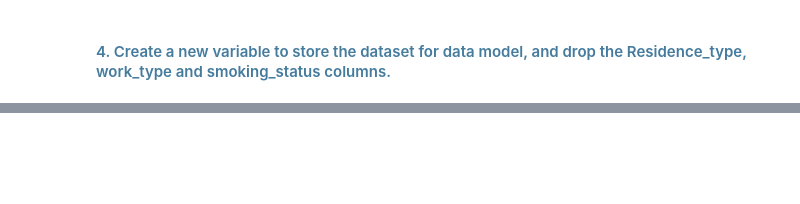
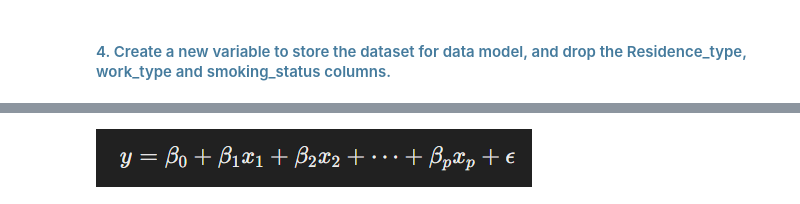
Before and after one commit to Neeraj-Parihar/-Stroke_Patient_Healthcare_Using_Deep_Learning_Project, a Jupyter notebook: Stroke_Patient_Healthcare_Using_Deep Learning.ipynb, the cells around one changed output, grey strips where cells are left out. Saved outputs shown, nothing was run; the diff lists cells and outputs as text; code cells hidden in the pictures; blank space fills up the shorter version.

```diff
--- a/Stroke_Patient_Healthcare_Using_Deep Learning.ipynb
+++ b/Stroke_Patient_Healthcare_Using_Deep Learning.ipynb
@@ -536,0 +585,4 @@ Final transformed dataset for data modeling:
+# %%
+Image('project_eq2.png')
+# %% [output]
+[figure, added]
```
Also changed, not shown: parts of 43 cells of this notebook, 2 other files.
